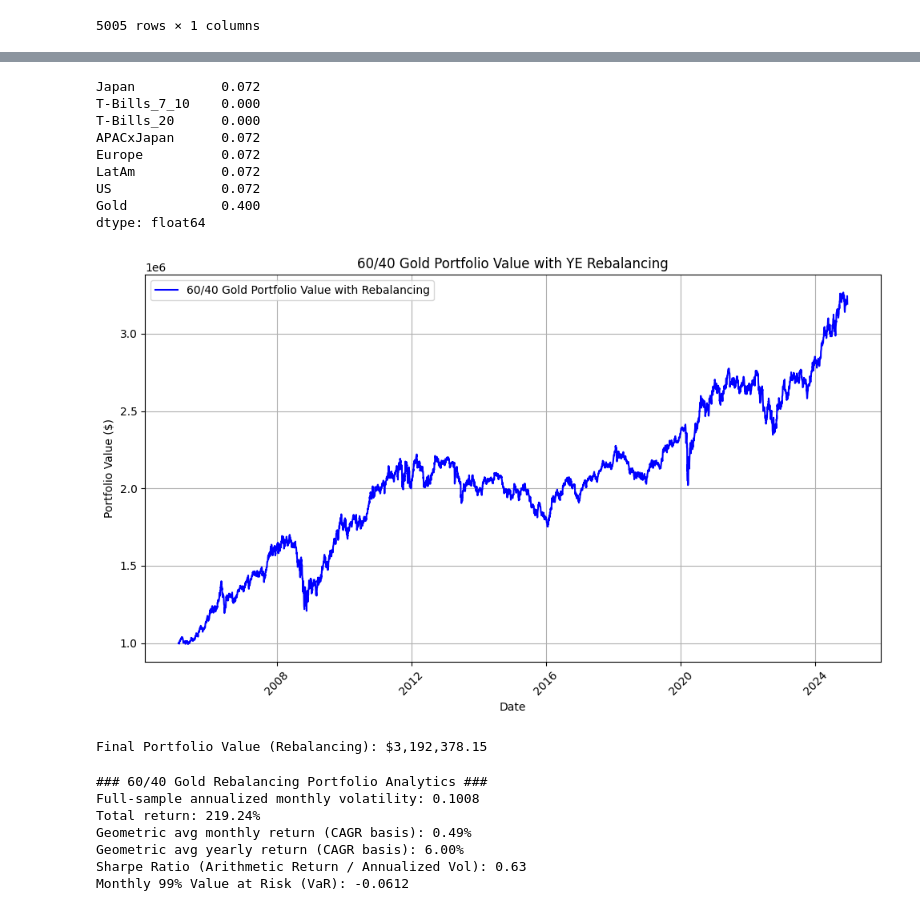
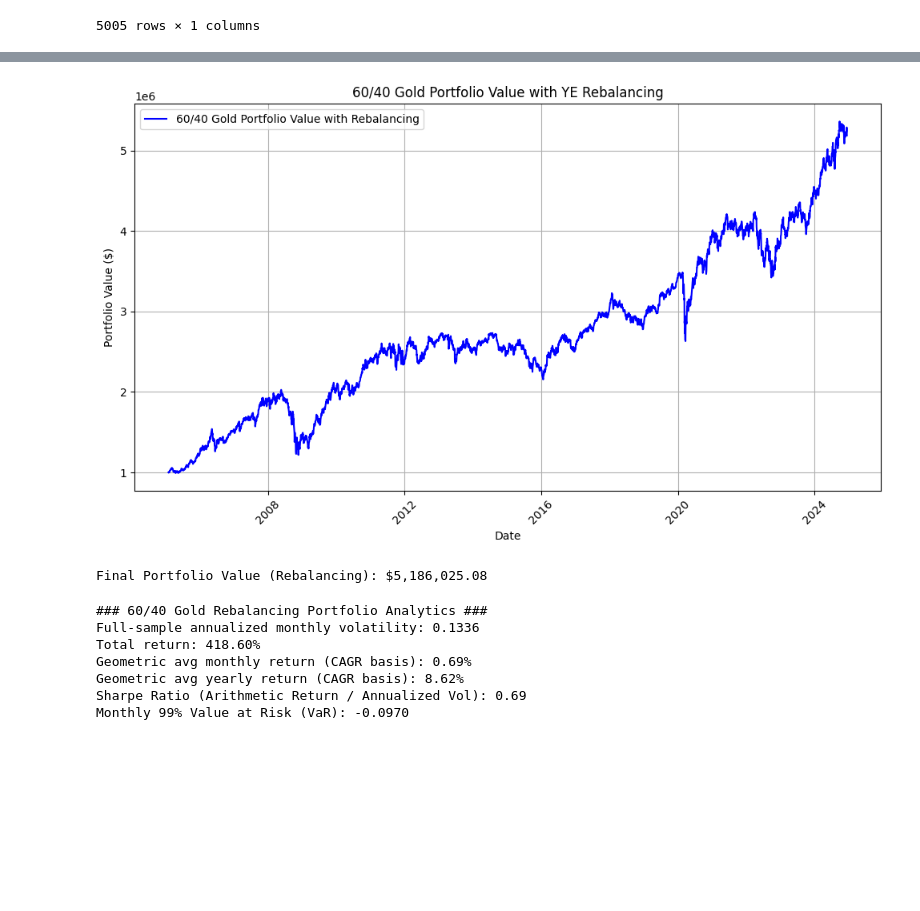
Before and after one commit to plaishev/asset_mgmt_seminar, a Jupyter notebook: 60_Equity_40_Gold.ipynb, the cells around one changed output, grey strips where cells are left out. Saved outputs shown, nothing was run; the diff lists cells and outputs as text; code cells hidden in the pictures; blank space fills up the shorter version.

```diff
--- a/60_Equity_40_Gold.ipynb
+++ b/60_Equity_40_Gold.ipynb
@@ -200,8 +200,8 @@ portfolio_value_rebalancing.iloc[0] = initial_investment_rebalancing
 
 # Initialize weights
 current_weights = pd.Series(0.0, index=returns.columns)
-current_weights.update(pd.Series(equity_weights_rebalancing).mul(asset_class_weights_rebalancing['equities']))
-current_weights.update(pd.Series(bond_weights_rebalancing).mul(asset_class_weights_rebalancing['bonds']))
+current_weights.update(pd.Series(equity_weights_rebalancing))
+current_weights.update(pd.Series(bond_weights_rebalancing))
 current_weights['Gold'] = asset_class_weights_rebalancing['gold']
 
 # Portfolio rebalancing loop
@@ -220,46 +220,37 @@ for i in range(len(rebal_dates_rebalancing)):
     ]
 
     for d in range(1, len(daily_index_slice)):
         today = daily_index_slice[d]
         yesterday = daily_index_slice[d - 1]
         daily_return = (returns.loc[today] * current_weights).sum()
         portfolio_value_rebalancing.loc[today] = portfolio_value_rebalancing.loc[yesterday] * (1 + daily_return)
 
     # Rebalance weights at the end of this period
     if i < len(rebal_dates_rebalancing) - 1:
-        current_weights.update(pd.Series(equity_weights_rebalancing).mul(asset_class_weights_rebalancing['equities']))
-        current_weights.update(pd.Series(bond_weights_rebalancing).mul(asset_class_weights_rebalancing['bonds']))
+        current_weights.update(pd.Series(equity_weights_rebalancing))
+        current_weights.update(pd.Series(bond_weights_rebalancing))
         current_weights['Gold'] = asset_class_weights_rebalancing['gold']
 
 # Ensure the portfolio value has daily entries
 portfolio_value_rebalancing.ffill(inplace=True)
 
 # Plot the portfolio value
 plt.figure(figsize=(10, 6))
 plt.plot(portfolio_value_rebalancing, label='60/40 Gold Portfolio Value with Rebalancing', color='blue')
 plt.title(f'60/40 Gold Portfolio Value with {n_frequency_rebalancing} Rebalancing')
 plt.xlabel('Date')
 plt.ylabel('Portfolio Value ($)')
 plt.legend()
 plt.grid(True)
 plt.xticks(rotation=45)
 plt.tight_layout()
 plt.show()
 
 # Print final portfolio value
 print(f"Final Portfolio Value (Rebalancing): ${portfolio_value_rebalancing.iloc[-1]:,.2f}")
 # %% [output]
+[figure, new version]
-Japan           0.072
-T-Bills_7_10    0.000
-T-Bills_20      0.000
-APACxJapan      0.072
-Europe          0.072
-LatAm           0.072
-US              0.072
-Gold            0.400
-dtype: float64
+Final Portfolio Value (Rebalancing): $5,186,025.08
-[figure, old version]
-Final Portfolio Value (Rebalancing): $3,192,378.15
 # %%
 #### 60/40 Gold Rebalancing Portfolio Analytics ####
 
@@ -298,9 +289,9 @@ print(f"Sharpe Ratio (Arithmetic Return / Annualized Vol): {sharpe_ratio_rebalan
 print(f"Monthly 99% Value at Risk (VaR): {VaR_99_rebalancing:.4f}")
 # %% [output]
 ### 60/40 Gold Rebalancing Portfolio Analytics ###
-Full-sample annualized monthly volatility: 0.1008
-Total return: 219.24%
-Geometric avg monthly return (CAGR basis): 0.49%
-Geometric avg yearly return (CAGR basis): 6.00%
-Sharpe Ratio (Arithmetic Return / Annualized Vol): 0.63
-Monthly 99% Value at Risk (VaR): -0.0612
+Full-sample annualized monthly volatility: 0.1336
+Total return: 418.60%
+Geometric avg monthly return (CAGR basis): 0.69%
+Geometric avg yearly return (CAGR basis): 8.62%
+Sharpe Ratio (Arithmetic Return / Annualized Vol): 0.69
+Monthly 99% Value at Risk (VaR): -0.0970
```
Also changed, not shown: parts of 3 cells of this notebook, 2 other files.
